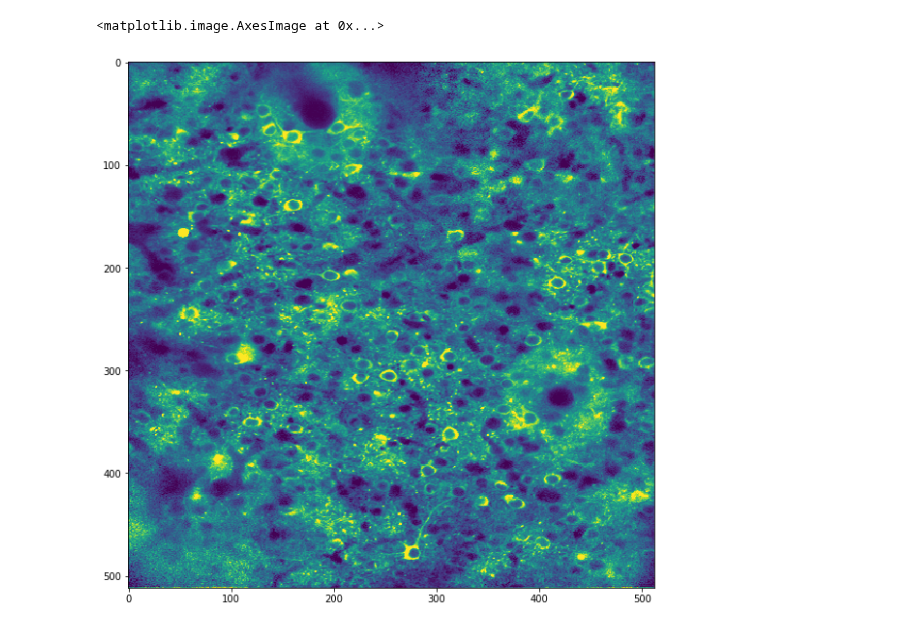
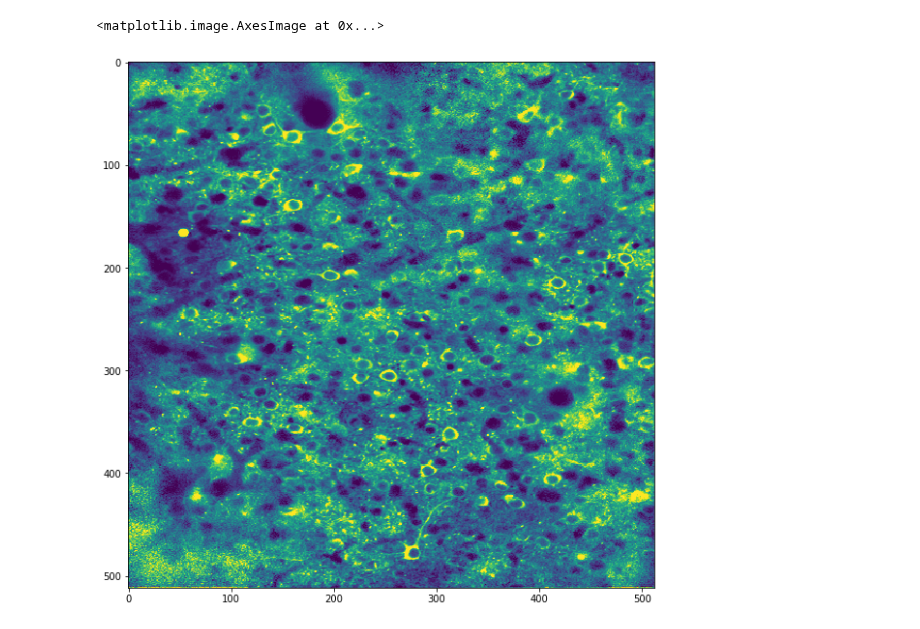
Before and after one commit to MouseLand/suite2p, a Jupyter notebook: jupyter/trycelldetect.ipynb, the cells around one changed output. Cells and saved outputs as stored; diff of their text form; code cells hidden in the pictures.

Commit message:
normalized mean image

```diff
--- a/jupyter/trycelldetect.ipynb
+++ b/jupyter/trycelldetect.ipynb
@@ -598,19 +598,19 @@ mimg = ops['meanImg']
 #mimg0 = mimg - gaussian_filter(mimg,50,mode='wrap')
 
 rsn = rs.sum()
-mimg0 = mimg - filters.rank_filter(mimg,int(1/100*rsn),footprint=rs)
-mimg0 = mimg0 / filters.rank_filter(mimg0,int(99/100*rsn),footprint=rs)
-#mimg0 = mimg0 + mimg.mean()
-#mimg5 = np.percentile(mimg0,1)
-#mimg95 = np.percentile(mimg0,99)
-#mimg0 = (mimg0 - mimg5) / (mimg95 - mimg5)
-#mimg0 = np.minimum(1, np.maximum(0, mimg0))
+mimg0 = mimg - gaussian_filter(filters.minimum_filter(mimg,50),10)
+mimg0 = mimg0 / gaussian_filter(filters.maximum_filter(mimg0,50),10)
+mimg0 = mimg0 + mimg.mean()
+mimg5 = np.percentile(mimg0,1)
+mimg95 = np.percentile(mimg0,99)
+mimg0 = (mimg0 - mimg5) / (mimg95 - mimg5)
+mimg0 = np.minimum(1, np.maximum(0, mimg0))
 # %%
 plt.figure(figsize=(10,10))
-plt.imshow(mimg0,vmin=0,vmax=1)
+plt.imshow(mimg0)#,vmin=0,vmax=1)
 # %% [output]
 <matplotlib.image.AxesImage at 0x...>
-[figure, old version]
+[figure, new version]
 # %%
 x,b=np.histogram(mimg0.flatten(),100)
 plt.plot(b[:-1],x)
```
Also changed, not shown: parts of 2 cells of this notebook, 1 other file.
